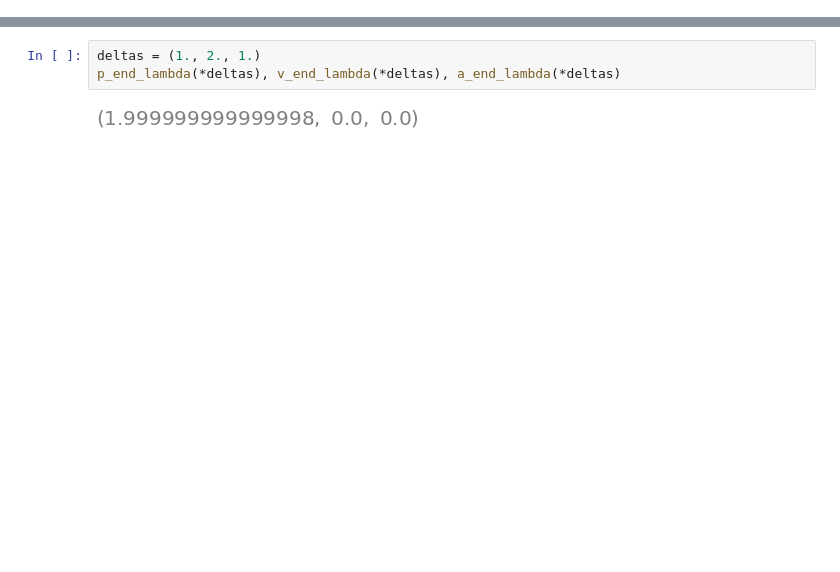
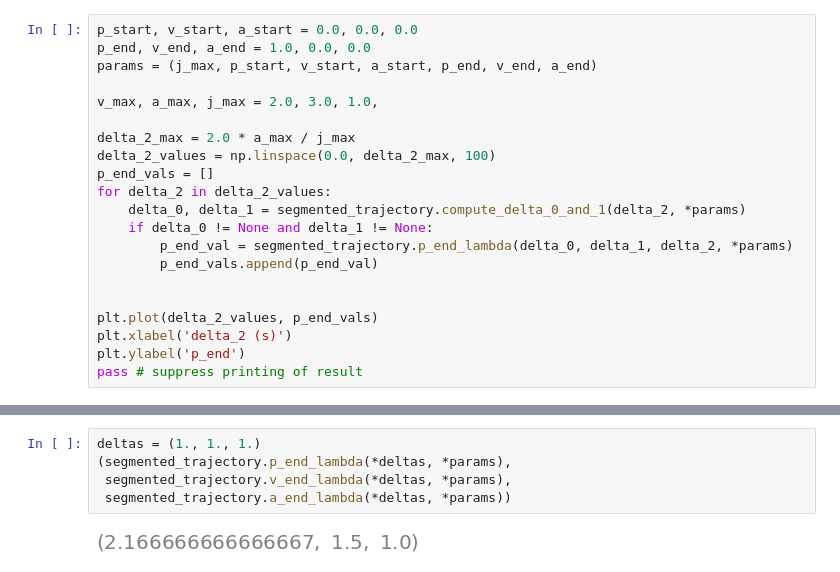
Before and after one commit to jonbinney/trajectory_smoothing, a Jupyter notebook: traj/notebooks/motion_equations.ipynb, the cells around one changed output, grey strips where cells are left out. Saved outputs shown, nothing was run; the diff lists cells and outputs as text; blank space fills up the shorter version.

```diff
--- a/traj/notebooks/motion_equations.ipynb
+++ b/traj/notebooks/motion_equations.ipynb
@@ -108,0 +19,21 @@ delta_2_midpoint
+# %%
+p_start, v_start, a_start = 0.0, 0.0, 0.0
+p_end, v_end, a_end = 1.0, 0.0, 0.0
+params = (j_max, p_start, v_start, a_start, p_end, v_end, a_end)
+
+v_max, a_max, j_max = 2.0, 3.0, 1.0,
+
+delta_2_max = 2.0 * a_max / j_max
+delta_2_values = np.linspace(0.0, delta_2_max, 100)
+p_end_vals = []
+for delta_2 in delta_2_values:
+    delta_0, delta_1 = segmented_trajectory.compute_delta_0_and_1(delta_2, *params)
+    if delta_0 != None and delta_1 != None:
+        p_end_val = segmented_trajectory.p_end_lambda(delta_0, delta_1, delta_2, *params)
+        p_end_vals.append(p_end_val)
+
+
+plt.plot(delta_2_values, p_end_vals)
+plt.xlabel('delta_2 (s)')
+plt.ylabel('p_end')
+pass # suppress printing of result
@@ -109,5 +42,7 @@ delta_2_midpoint
 # %%
-deltas = (1., 2., 1.)
-p_end_lambda(*deltas), v_end_lambda(*deltas), a_end_lambda(*deltas)
+deltas = (1., 1., 1.)
+(segmented_trajectory.p_end_lambda(*deltas, *params),
+ segmented_trajectory.v_end_lambda(*deltas, *params),
+ segmented_trajectory.a_end_lambda(*deltas, *params))
 # %% [output]
-[figure, old version]
+[figure, new version]
```
Also changed, not shown: parts of 6 cells of this notebook, 16 other files.
